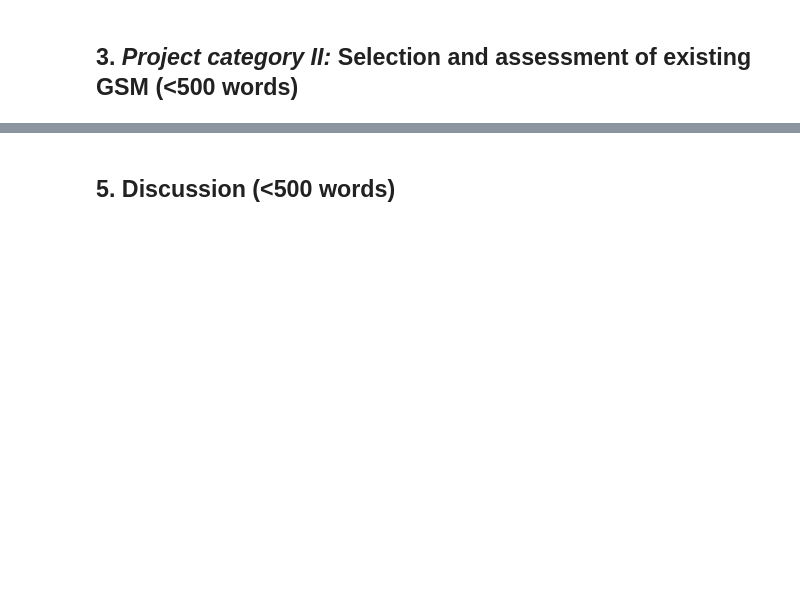
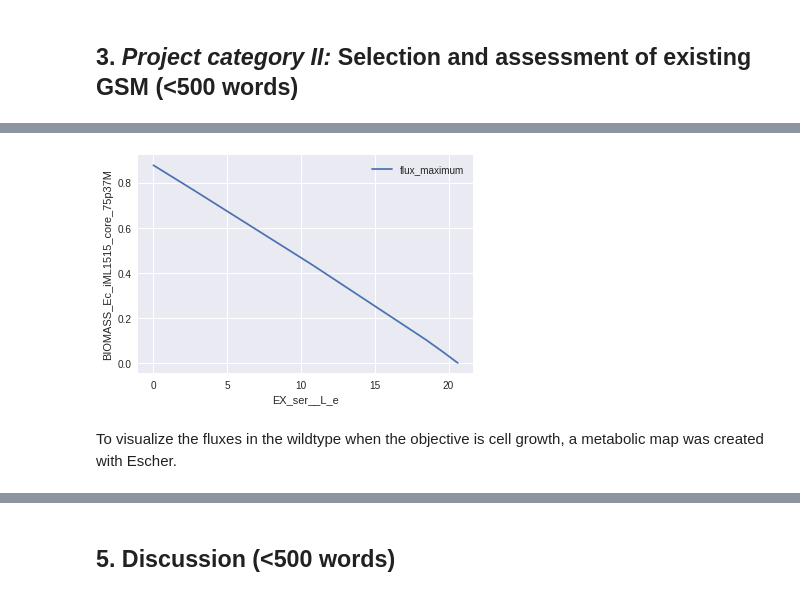
Before and after one commit to 27410/27410-2020-group-project-group-6, a Jupyter notebook: Report.ipynb, the cells around one changed output, grey strips where cells are left out. Cells and saved outputs as stored; diff of their text form; code cells hidden in the pictures; blank space fills up the shorter version.

```diff
--- a/Report.ipynb
+++ b/Report.ipynb
@@ -57,0 +60,14 @@ For our project we selected the iML1515 E.coli GSM, which is a reconstruction of
+# %%
+import pandas as pd
+import matplotlib.pyplot as plt
+from cameo.visualization.plotting.with_plotly import PlotlyPlotter
+from cameo.visualization import plotting
+from cameo.strain_design.deterministic import DifferentialFVA
+from cobra.io import read_sbml_model
+import pandas as pd
+from cobra.flux_analysis import flux_variability_analysis
+plt.style.use('seaborn')
+%matplotlib inline
+import escher
+from cobra.flux_analysis.phenotype_phase_plane import production_envelope, add_envelope
+import numpy as np
@@ -57,0 +80,2 @@ For our project we selected the iML1515 E.coli GSM, which is a reconstruction of
+# %%
+model = read_sbml_model("iML1515.xml")
@@ -57,0 +197,12 @@ For our project we selected the iML1515 E.coli GSM, which is a reconstruction of
+# %%
+ppp_serine = production_envelope(model,
+                    reactions=[model.reactions.EX_ser__L_e],
+                    objective=model.reactions.BIOMASS_Ec_iML1515_core_75p37M)
+
+ppp_serine.plot(x='EX_ser__L_e', y='flux_maximum')
+plt.ylabel('BIOMASS_Ec_iML1515_core_75p37M')
+plt.show()
+# %% [output]
+[figure, added]
+# %% [markdown]
+To visualize the fluxes in the wildtype when the objective is cell growth, a metabolic map was created with Escher.
```
Also changed, not shown: parts of 90 cells of this notebook.
